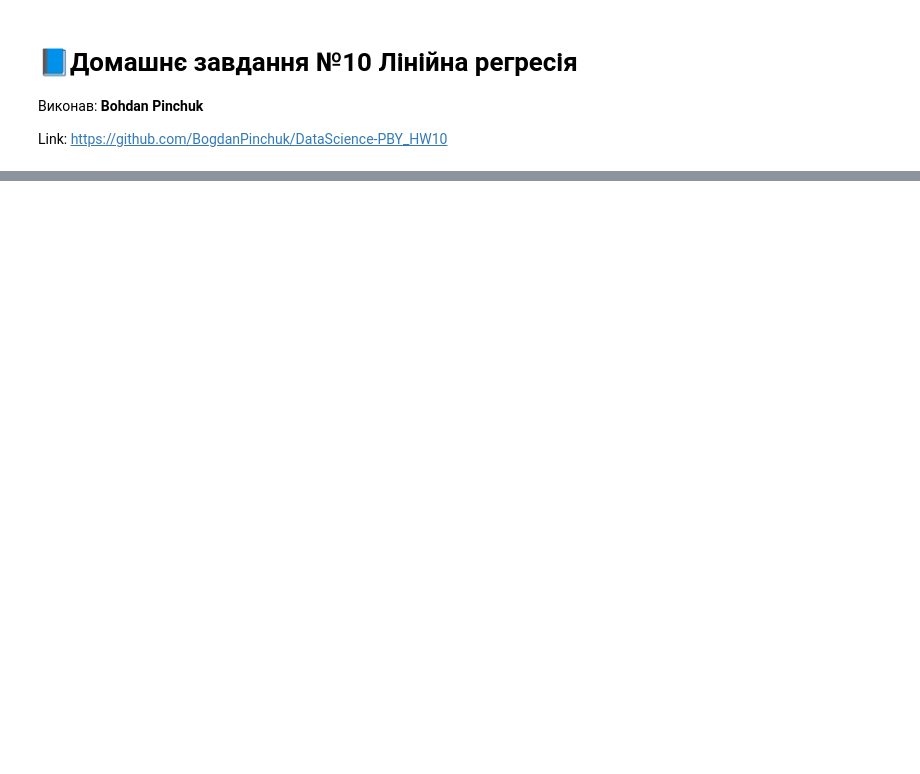
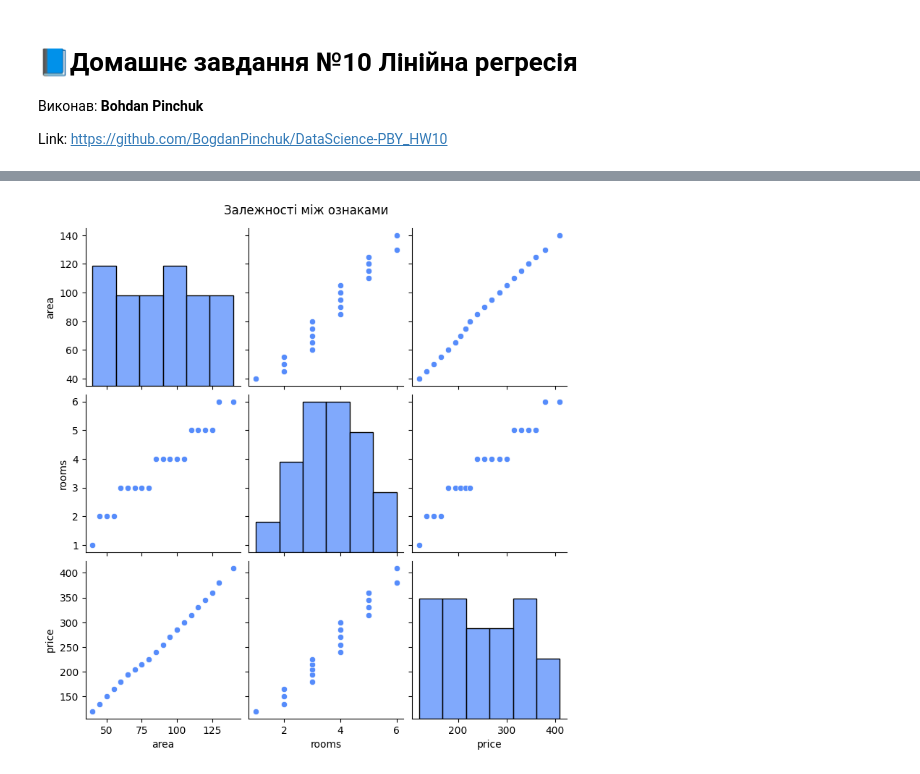
Before and after one commit to BogdanPinchuk/DataScience-PBY_HW10, a Jupyter notebook: Bohdan_Pinchuk_DS_HW10.ipynb, the cells around one changed output, grey strips where cells are left out. Cells and saved outputs as stored; diff of their text form; code cells hidden in the pictures; blank space fills up the shorter version.

```diff
--- a/Bohdan_Pinchuk_DS_HW10.ipynb
+++ b/Bohdan_Pinchuk_DS_HW10.ipynb
@@ -83,0 +311,19 @@ print(df)
+# %%
+# Graphic results
+
+import seaborn as sns
+import matplotlib.pyplot as plt
+
+# Input data
+area_col_name = "area"
+rooms_col_name = "rooms"
+price_col_name = "price"
+
+# Solution
+sns.pairplot(data=df)
+
+plt.suptitle("Залежності між ознаками", y=1.025)
+
+plt.show()
+# %% [output]
+[figure, added]
```
Also changed, not shown: parts of 5 cells of this notebook.
